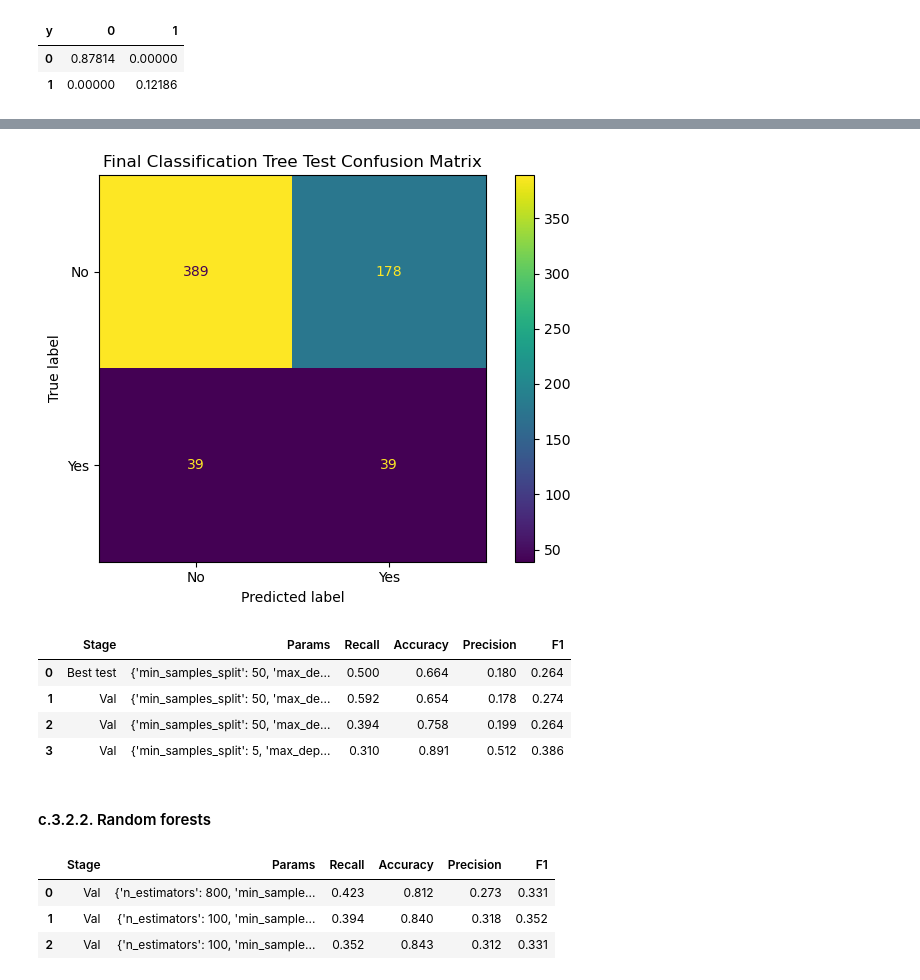
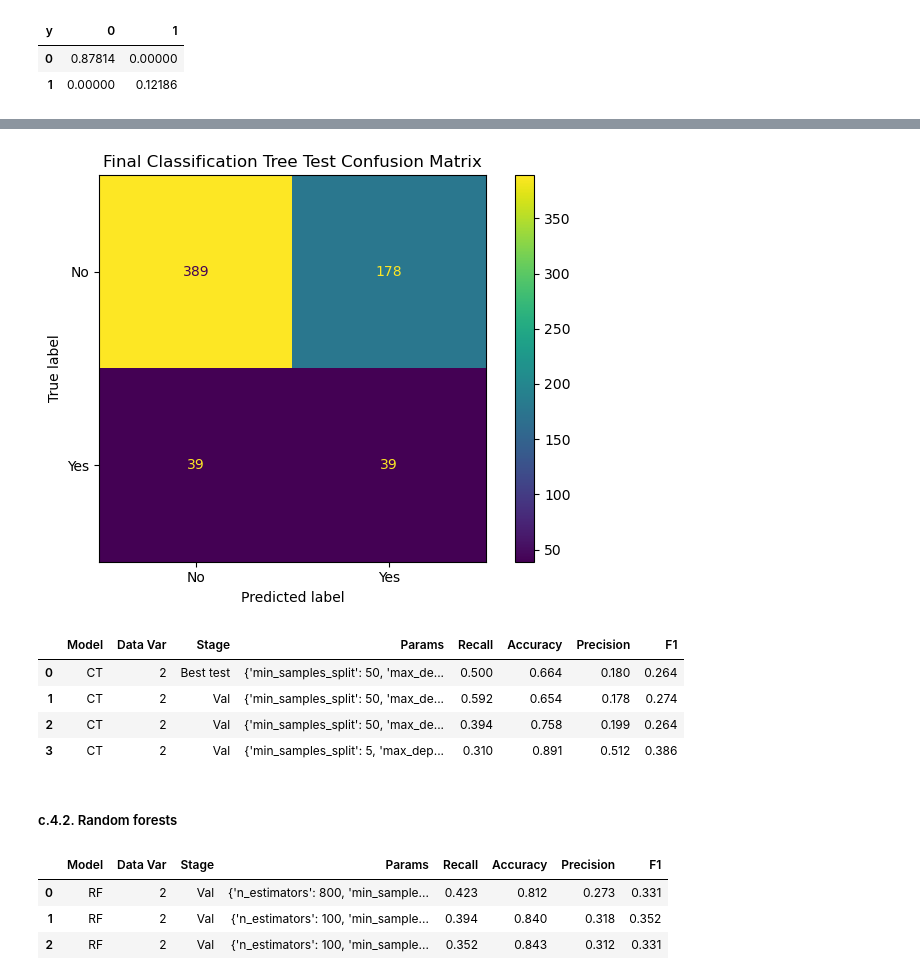
Before and after one commit to nicetomitchu98/DR-python-programming-for-bi, a Jupyter notebook: assignments/assignment3/assignment3.ipynb, the cells around one changed output, grey strips where cells are left out. Cells and saved outputs as stored; diff of their text form; code cells hidden in the pictures.

```diff
--- a/assignments/assignment3/assignment3.ipynb
+++ b/assignments/assignment3/assignment3.ipynb
@@ -984,6 +905,8 @@ for params in random_params_ct:
     # plt.show()
 
     results.append({
+        "Model":"CT",
+        "Data Var": "1",
         "Stage": "Val",
          "Params": params,
          "Recall": round(recall_score(y_ml1_val, y_pred_ct),3),
@@ -1071,6 +996,8 @@ for params in random_params_rf:
     # plt.show()
 
     results.append({
+        "Model": "RF",
+        "Data Var": "1",
         "Stage": "Val",
          "Params": params,
          "Recall": round(recall_score(y_ml1_val, y_pred_rf),3),
@@ -1158,6 +1087,8 @@ for params in random_params_lr:
     # plt.show()
 
     results.append({
+        "Model": "LR",
+        "Data Var": "1",
         "Stage": "Val",
          "Params": params,
          "Recall": round(recall_score(y_ml1_val, y_pred_lr),3),
@@ -1244,6 +1177,8 @@ for params in random_params_ct:
     # plt.show()
 
     results.append({
+        "Model": "CT",
+        "Data Var": "2",
         "Stage": "Val",
          "Params": params,
          "Recall": round(recall_score(y_ml2_val, y_pred_ct),3),
@@ -1268,40 +1203,42 @@ best_params
 # fit the best model to the training set
 ct_final = DecisionTreeClassifier(**best_params,random_state=rand_state,class_weight="balanced")
 ct_final.fit(X_ml2_train, y_ml2_train)
 
 #Final prediction on test
 y_pred_ct = ct_final.predict(X_ml2_test)
 
 
 #display confusion matrix
 cm = confusion_matrix(y_ml2_test, y_pred_ct)
 disp = ConfusionMatrixDisplay(confusion_matrix=cm, display_labels=["No", "Yes"])
 disp.plot()
 disp.ax_.set_title("Final Classification Tree Test Confusion Matrix")
 plt.tight_layout()
 plt.show()
 
 results2_ct.loc[-1] = {
+    "Model": "CT",
+    "Data Var": "2",
     "Stage": "Best test",
     "Params": best_params,
     "Recall": round(recall_score(y_ml2_test, y_pred_ct), 3),
     "Accuracy": round(accuracy_score(y_ml2_test, y_pred_ct), 3),
     "Precision": round(precision_score(y_ml2_test, y_pred_ct), 3),
     "F1": round(f1_score(y_ml2_test, y_pred_ct), 3)
 }
 
 results2_ct.index = results2_ct.index + 1
 results2_ct = results2_ct.sort_index()
 results2_ct
 # %% [output]
 [figure]
-|  | Stage | Params | Recall | Accuracy | Precision | F1 |
-| 0 | Best test | {'min_samples_split': 50, 'max_de... | 0.500 | 0.664 | 0.180 | 0.264 |
-| 1 | Val | {'min_samples_split': 50, 'max_de... | 0.592 | 0.654 | 0.178 | 0.274 |
-| 2 | Val | {'min_samples_split': 50, 'max_de... | 0.394 | 0.758 | 0.199 | 0.264 |
-| 3 | Val | {'min_samples_split': 5, 'max_dep... | 0.310 | 0.891 | 0.512 | 0.386 |
+|  | Model | Data Var | Stage | Params | Recall | Accuracy | Precision | F1 |
+| 0 | CT | 2 | Best test | {'min_samples_split': 50, 'max_de... | 0.500 | 0.664 | 0.180 | 0.264 |
+| 1 | CT | 2 | Val | {'min_samples_split': 50, 'max_de... | 0.592 | 0.654 | 0.178 | 0.274 |
+| 2 | CT | 2 | Val | {'min_samples_split': 50, 'max_de... | 0.394 | 0.758 | 0.199 | 0.264 |
+| 3 | CT | 2 | Val | {'min_samples_split': 5, 'max_dep... | 0.310 | 0.891 | 0.512 | 0.386 |
 # %% [markdown]
-#### c.3.2.2. Random forests
+##### c.4.2. Random forests
 # %%
 ## Random forests
 
@@ -1327,6 +1264,8 @@ for params in random_params_rf:
     # plt.show()
 
     results.append({
+        "Model": "RF",
+        "Data Var": "2",
         "Stage": "Val",
          "Params": params,
          "Recall": round(recall_score(y_ml2_val, y_pred_rf),3),
@@ -1340,10 +1279,10 @@ for params in random_params_rf:
 results2_rf = pd.DataFrame(results).sort_values("Recall", ascending=False).reset_index(drop=True)
 display(results2_rf)
 # %% [output]
-|  | Stage | Params | Recall | Accuracy | Precision | F1 |
-| 0 | Val | {'n_estimators': 800, 'min_sample... | 0.423 | 0.812 | 0.273 | 0.331 |
-| 1 | Val | {'n_estimators': 100, 'min_sample... | 0.394 | 0.840 | 0.318 | 0.352 |
-| 2 | Val | {'n_estimators': 100, 'min_sample... | 0.352 | 0.843 | 0.312 | 0.331 |
+|  | Model | Data Var | Stage | Params | Recall | Accuracy | Precision | F1 |
+| 0 | RF | 2 | Val | {'n_estimators': 800, 'min_sample... | 0.423 | 0.812 | 0.273 | 0.331 |
+| 1 | RF | 2 | Val | {'n_estimators': 100, 'min_sample... | 0.394 | 0.840 | 0.318 | 0.352 |
+| 2 | RF | 2 | Val | {'n_estimators': 100, 'min_sample... | 0.352 | 0.843 | 0.312 | 0.331 |
 # %%
 #choose the best result parameters based on Recall metric output
 best_params = results2_rf.iloc[0]["Params"]
```
Also changed, not shown: parts of 79 cells of this notebook, 1 other file.
